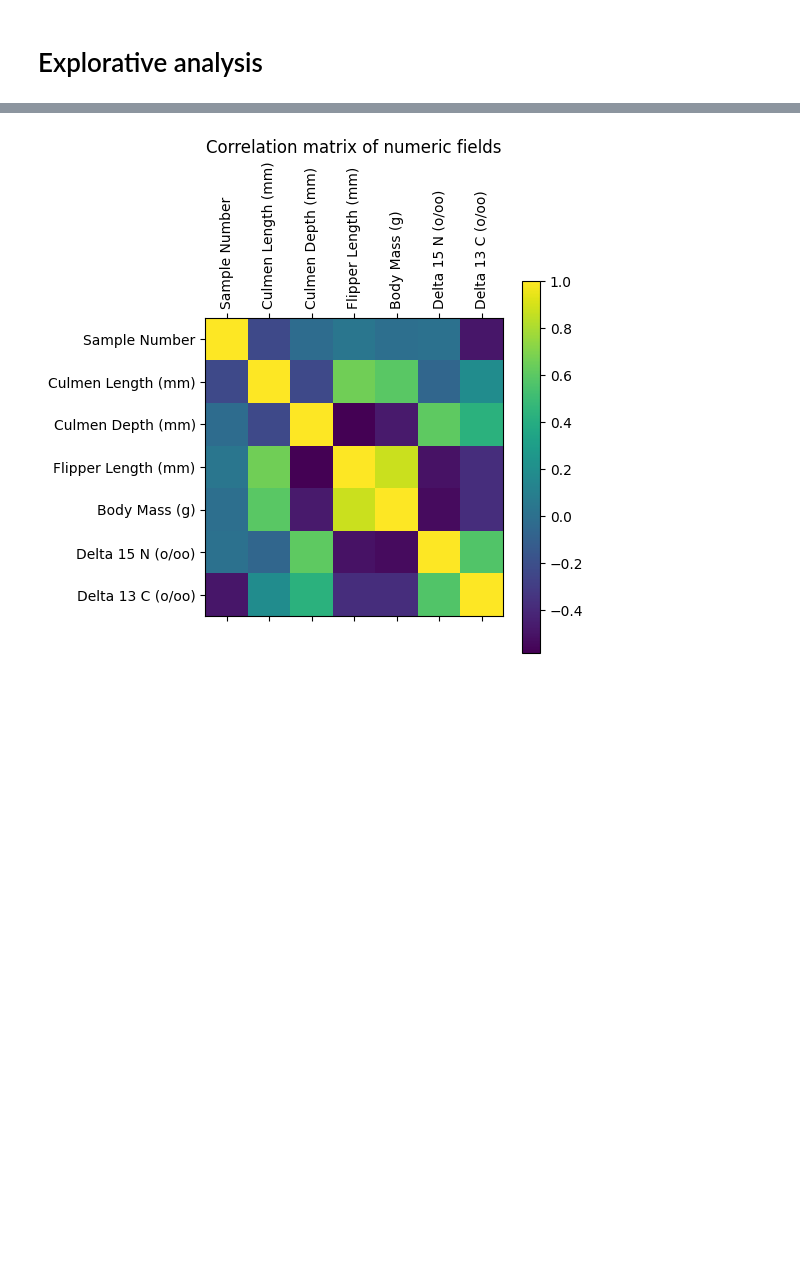
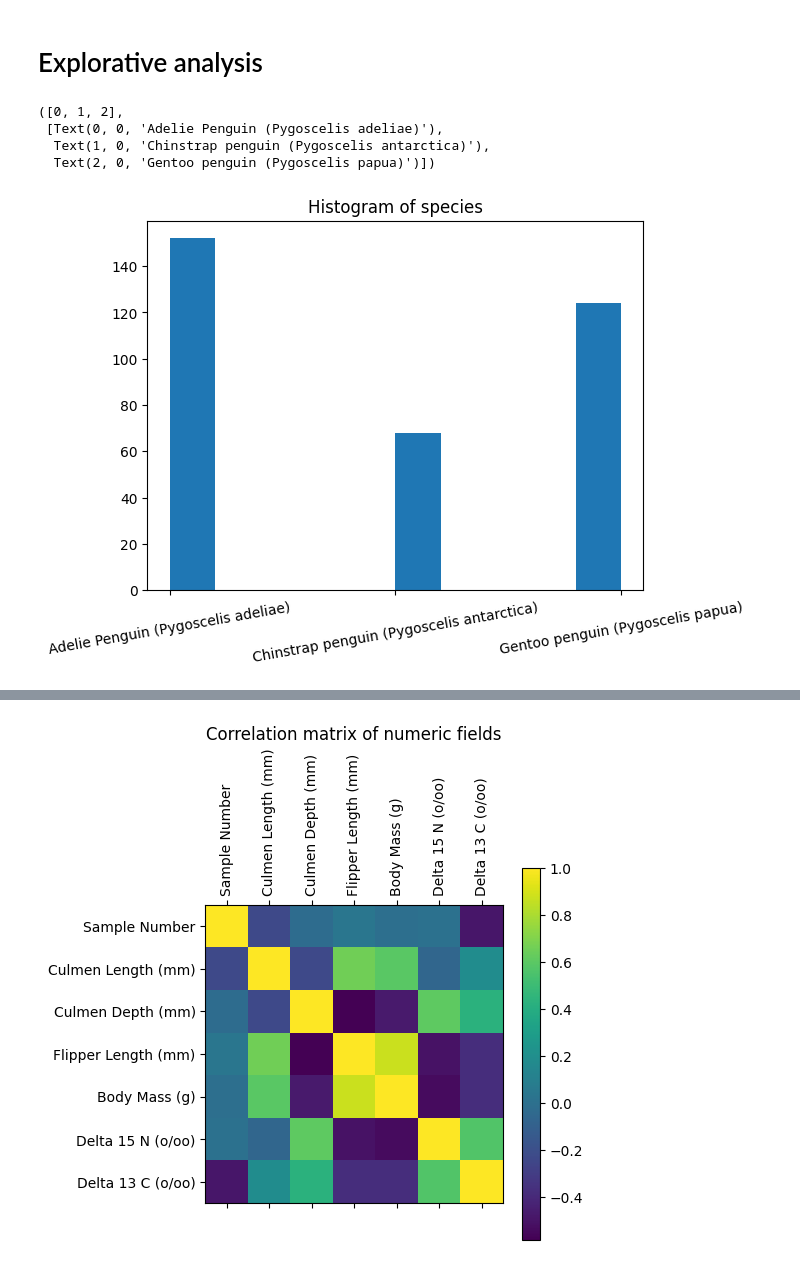
Before and after one commit to Unexp1ainable/UPA-2, a Jupyter notebook: explorative_analysis.ipynb, the cells around one changed output, grey strips where cells are left out. Drawn from its saved outputs; the diff is of its cells as text; code cells hidden in the pictures; blank space fills up the shorter version.

```diff
--- a/proj.ipynb
+++ b/explorative_analysis.ipynb
@@ -19,3 +19,13 @@ dc = data["Delta 13 C (o/oo)"]
 dn = data["Delta 15 N (o/oo)"]
 
 unique_species = species.unique()
+# %%
+plt.title("Histogram of species")
+plt.hist(data["Species"])
+plt.xticks(rotation=10)
+# %% [output]
+([0, 1, 2],
+ [Text(0, 0, 'Adelie Penguin (Pygoscelis adeliae)'),
+  Text(1, 0, 'Chinstrap penguin (Pygoscelis antarctica)'),
+  Text(2, 0, 'Gentoo penguin (Pygoscelis papua)')])
+[figure, added]
```
Also changed, not shown: parts of 3 cells of this notebook, 3 other files.
